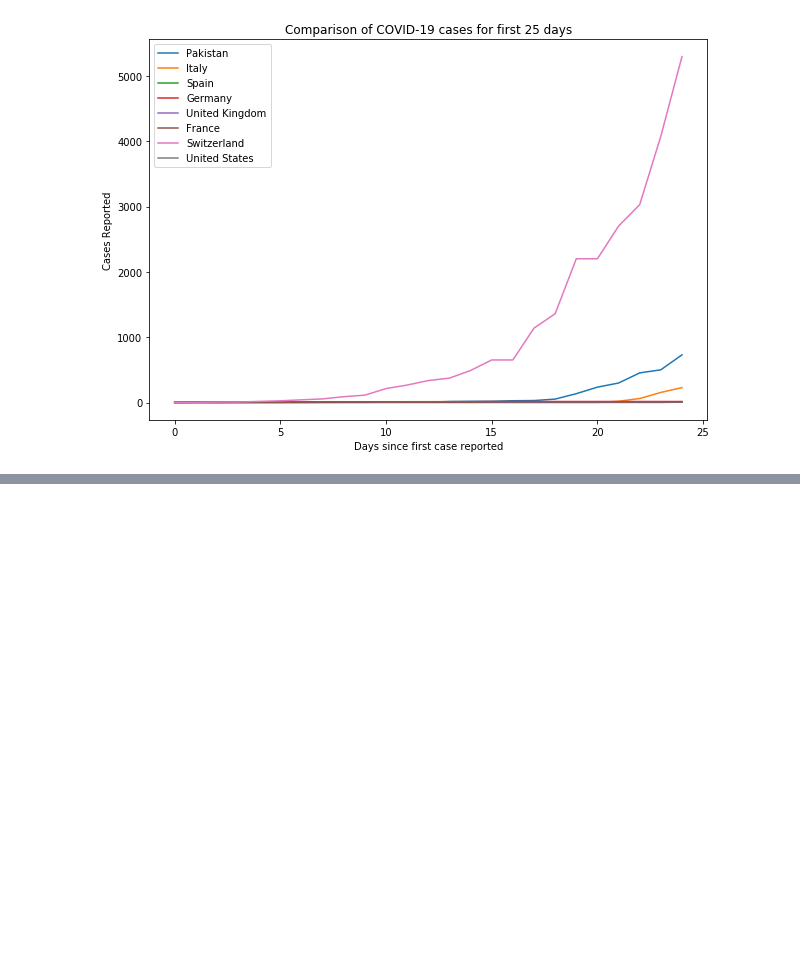
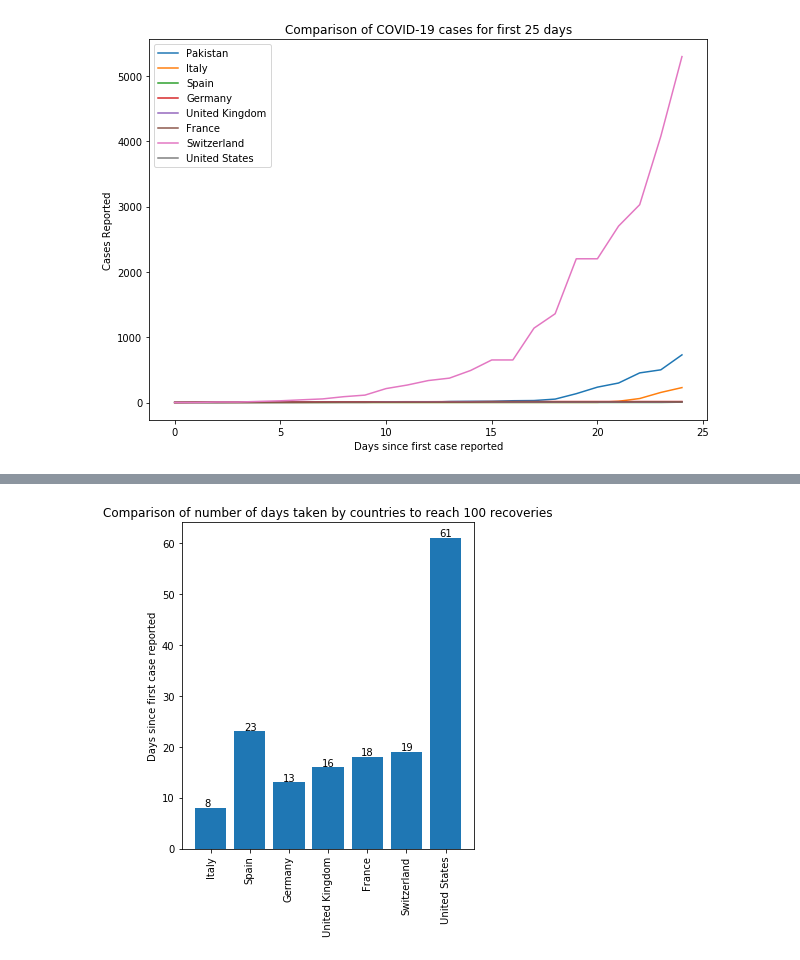
Before and after one commit to rhasnainanwar/COVID19_Insights, a Jupyter notebook: VirusSpread.ipynb, the cells around one changed output, grey strips where cells are left out. Saved outputs shown, nothing was run; the diff lists cells and outputs as text; code cells hidden in the pictures; blank space fills up the shorter version.

```diff
--- a/VirusSpread.ipynb
+++ b/VirusSpread.ipynb
@@ -135,0 +137,4 @@ plot_cases_climb(data_Confirmed, top_countries[1:], 100, 'deaths')
+# %%
+plot_cases_climb(data_Recovered, top_countries[1:], 100, 'recoveries')
+# %% [output]
+[figure, added]
```
Also changed, not shown: parts of 4 cells of this notebook, 1 other file.
